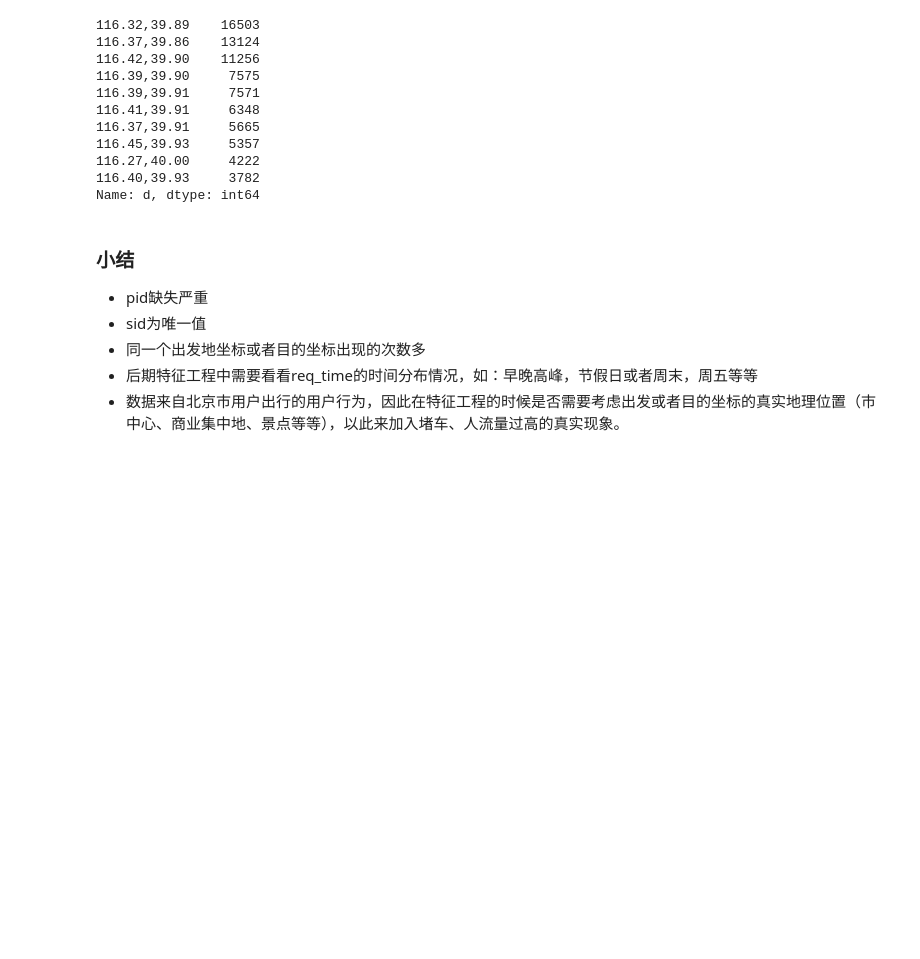
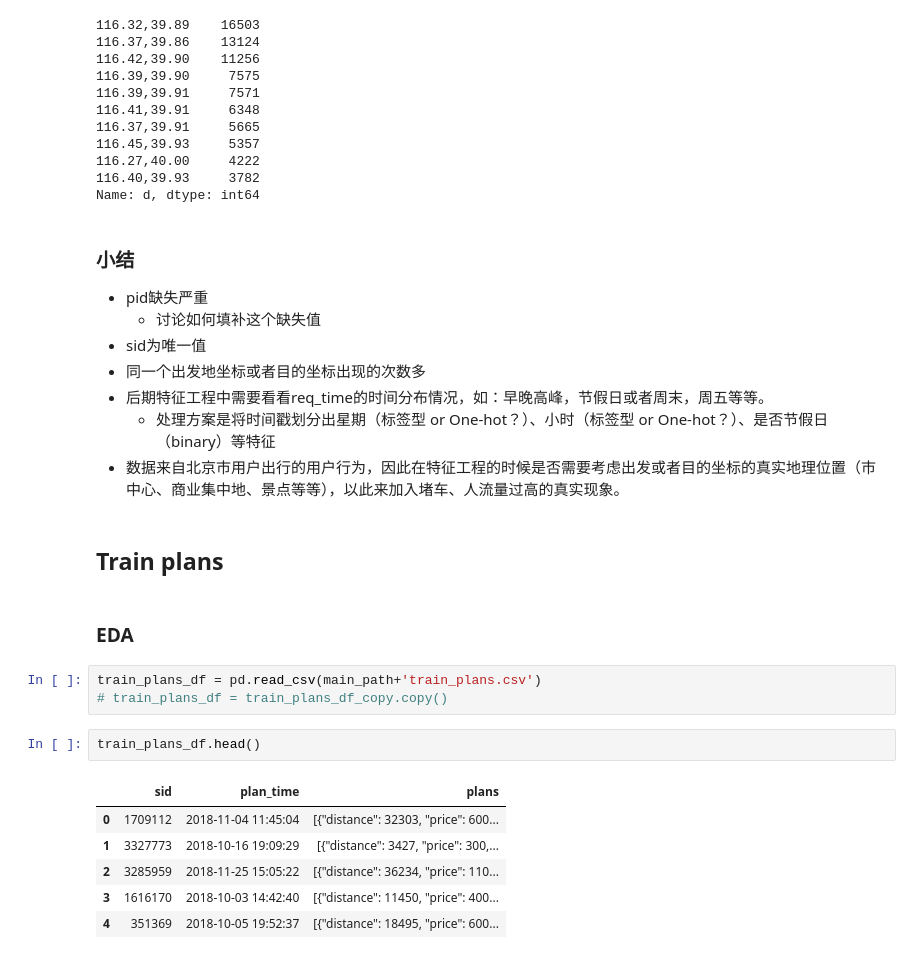
Before and after one commit to AlanConstantine/KDD-Cup-2019-CAMMTR, a Jupyter notebook: Code/ExploratoryDataAnalysis.ipynb, the cells around one changed output. Saved outputs shown, nothing was run; the diff lists cells and outputs as text; blank space fills up the shorter version.

```diff
--- a/Code/ExploratoryDataAnalysis.ipynb
+++ b/Code/ExploratoryDataAnalysis.ipynb
@@ -83,7 +97,25 @@ Name: d, dtype: int64
 # %% [markdown]
 ### 小结
 * pid缺失严重
+    * 讨论如何填补这个缺失值
 * sid为唯一值
 * 同一个出发地坐标或者目的坐标出现的次数多
-* 后期特征工程中需要看看req_time的时间分布情况，如：早晚高峰，节假日或者周末，周五等等
+* 后期特征工程中需要看看req_time的时间分布情况，如：早晚高峰，节假日或者周末，周五等等。
+    * 处理方案是将时间戳划分出星期（标签型 or One-hot？）、小时（标签型 or One-hot？）、是否节假日（binary）等特征
 * 数据来自北京市用户出行的用户行为，因此在特征工程的时候是否需要考虑出发或者目的坐标的真实地理位置（市中心、商业集中地、景点等等），以此来加入堵车、人流量过高的真实现象。
+# %% [markdown]
+## Train plans
+# %% [markdown]
+### EDA
+# %%
+train_plans_df = pd.read_csv(main_path+'train_plans.csv')
+# train_plans_df = train_plans_df_copy.copy()
+# %%
+train_plans_df.head()
+# %% [output]
+|  | sid | plan_time | plans |
+| 0 | 1709112 | 2018-11-04 11:45:04 | [{"distance": 32303, "price": 600... |
+| 1 | 3327773 | 2018-10-16 19:09:29 | [{"distance": 3427, "price": 300,... |
+| 2 | 3285959 | 2018-11-25 15:05:22 | [{"distance": 36234, "price": 110... |
+| 3 | 1616170 | 2018-10-03 14:42:40 | [{"distance": 11450, "price": 400... |
+| 4 | 351369 | 2018-10-05 19:52:37 | [{"distance": 18495, "price": 600... |
```
Also changed, not shown: parts of 20 cells of this notebook.
